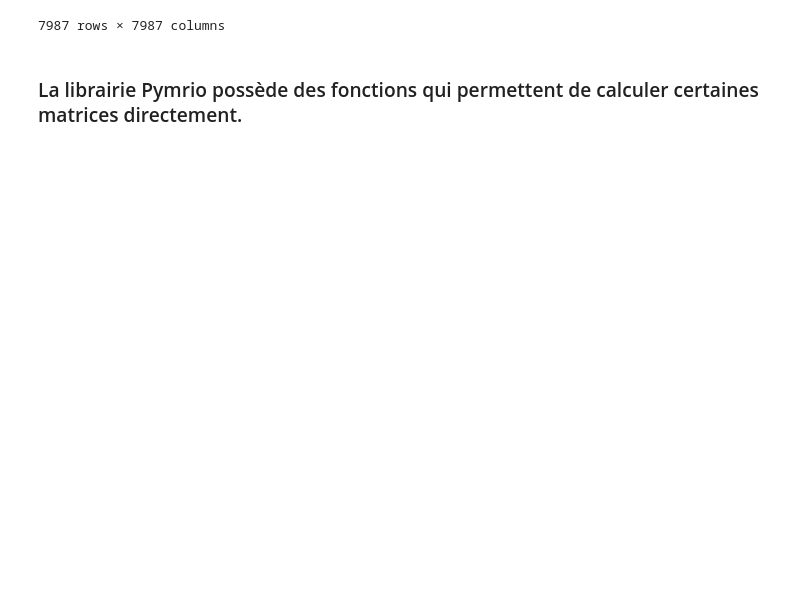
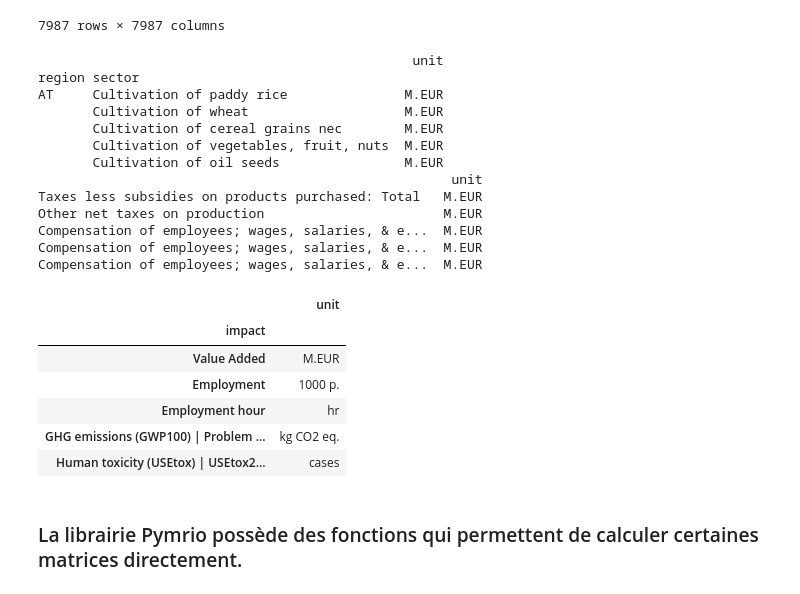
Before and after one commit to MarDrd/exiobase3-manipulation, a Jupyter notebook: Pymrio.ipynb, the cells around one changed output. Cells and saved outputs as stored; diff of their text form; code cells hidden in the pictures; blank space fills up the shorter version.

```diff
--- a/Pymrio.ipynb
+++ b/Pymrio.ipynb
@@ -119,6 +121,36 @@ M_sat = exio3_ixi.satellite.M
 #Pour les matrices impacts avec ici l'exemple de la matrice D_cba et M
 D_cba_imp = exio3_ixi.impacts.D_cba
 M_imp = exio3_ixi.impacts.M
+# %%
+#Pour afficher les unités de chaque industries
+print(exio3_ixi.unit.head(5))
+
+#Pour afficher les unités de chaque satelitte
+print(exio3_ixi.satellite.unit.head(5))
+
+#Pour afficher les unités de chaque impacts
+exio3_ixi.impacts.unit.head(5)
+# %% [output]
+                                                unit
+region sector
+AT     Cultivation of paddy rice               M.EUR
+       Cultivation of wheat                    M.EUR
+       Cultivation of cereal grains nec        M.EUR
+       Cultivation of vegetables, fruit, nuts  M.EUR
+       Cultivation of oil seeds                M.EUR
+                                                     unit
+Taxes less subsidies on products purchased: Total   M.EUR
+Other net taxes on production                       M.EUR
+Compensation of employees; wages, salaries, & e...  M.EUR
+Compensation of employees; wages, salaries, & e...  M.EUR
+Compensation of employees; wages, salaries, & e...  M.EUR
+|  | unit |
+| impact |  |
+| Value Added | M.EUR |
+| Employment | 1000 p. |
+| Employment hour | hr |
+| GHG emissions (GWP100) | Problem ... | kg CO2 eq. |
+| Human toxicity (USEtox) | USEtox2... | cases |
 # %% [markdown]
 ### La librairie Pymrio possède des fonctions qui permettent de calculer certaines matrices directement.
 # %%
```
Also changed, not shown: parts of 11 cells of this notebook.
